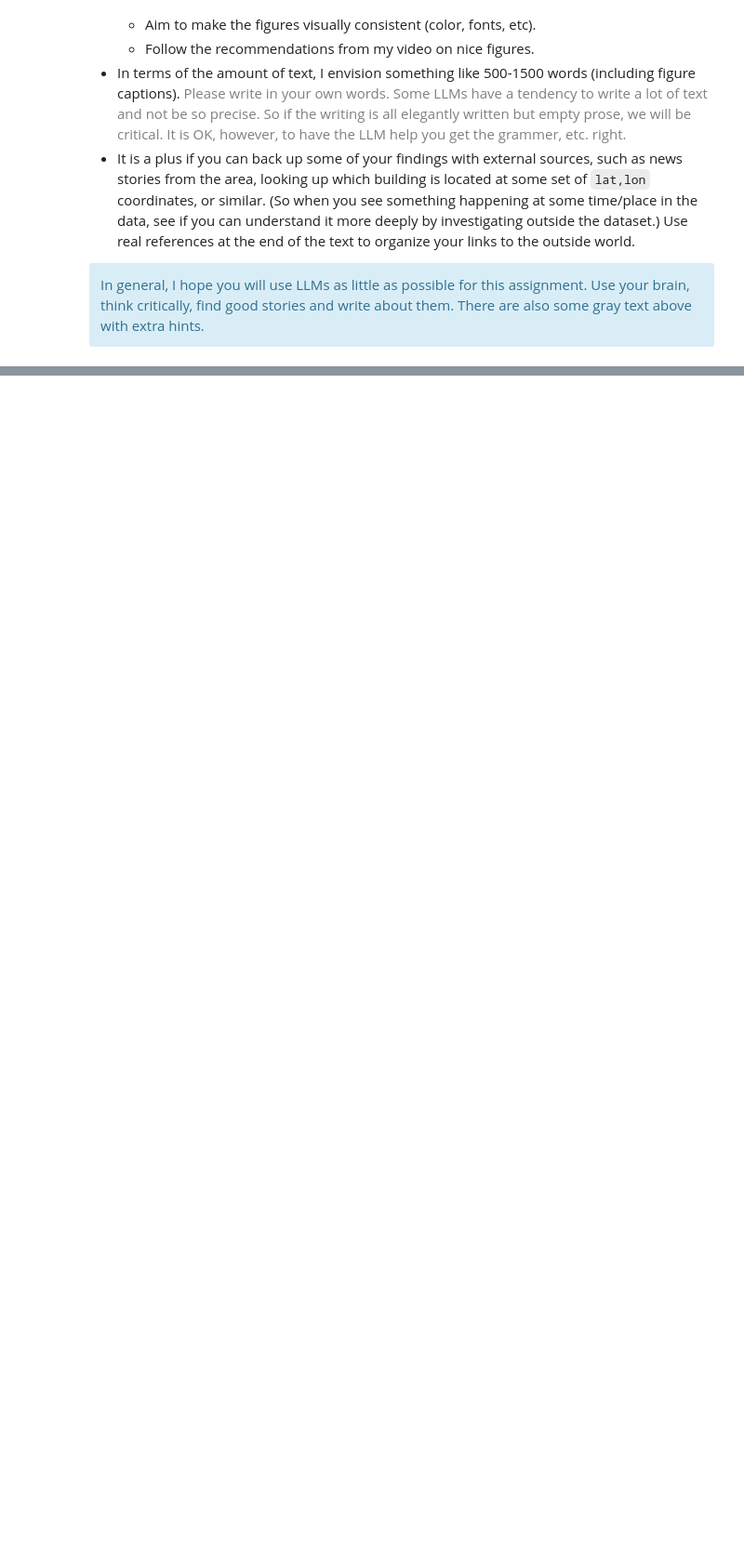
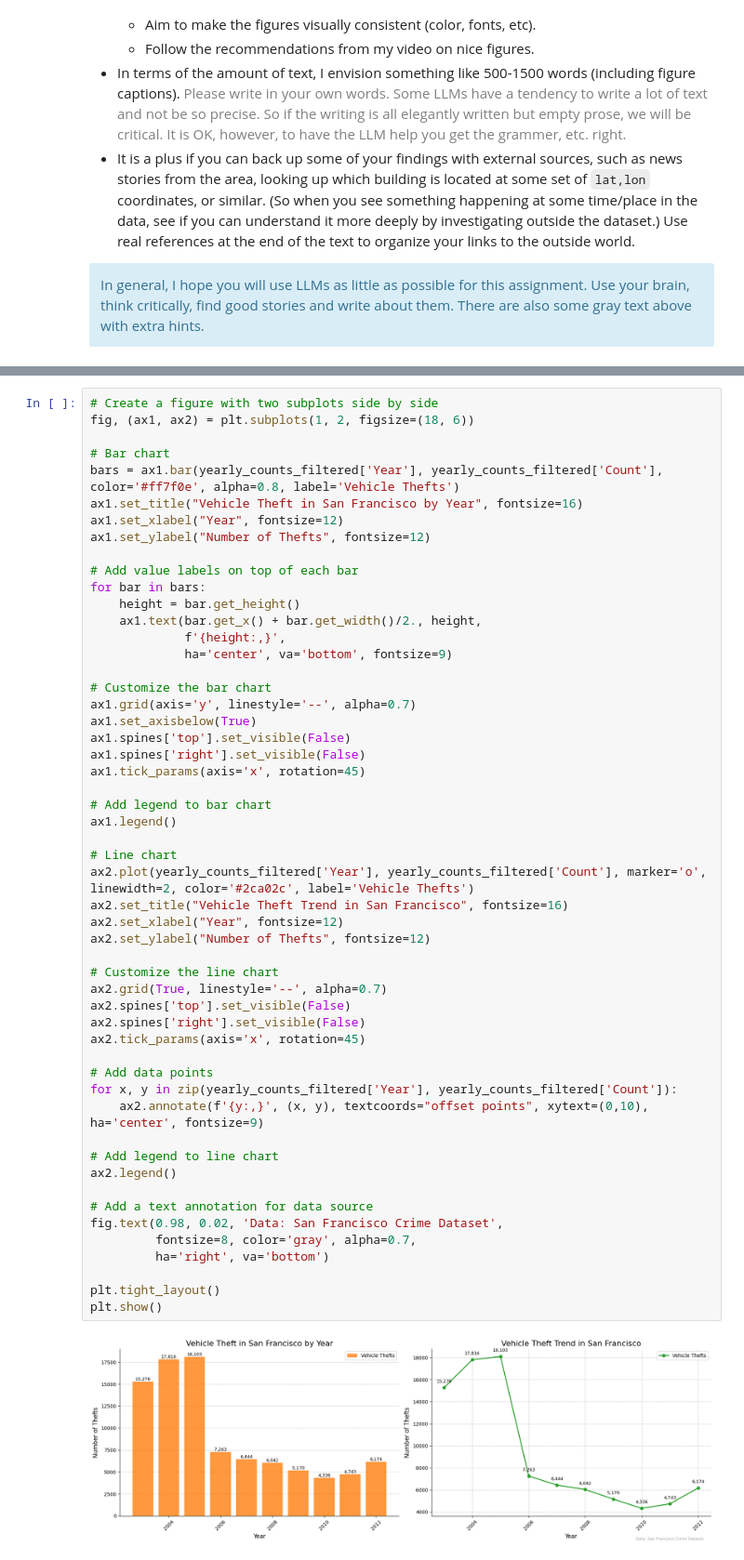
Before and after one commit to LeoItaly/social-data-visualization-2025, a Jupyter notebook: week_8/Week8.ipynb, the cells around one changed output, grey strips where cells are left out. Shown at 93% size. Saved outputs shown, nothing was run; the diff lists cells and outputs as text; blank space fills up the shorter version.

```diff
--- a/week_8/Week8.ipynb
+++ b/week_8/Week8.ipynb
@@ -118,0 +222,55 @@ In general, I hope you will use LLMs as little as possible for this assignment.
+# %%
+# Create a figure with two subplots side by side
+fig, (ax1, ax2) = plt.subplots(1, 2, figsize=(18, 6))
+
+# Bar chart
+bars = ax1.bar(yearly_counts_filtered['Year'], yearly_counts_filtered['Count'], color='#ff7f0e', alpha=0.8, label='Vehicle Thefts')
+ax1.set_title("Vehicle Theft in San Francisco by Year", fontsize=16)
+ax1.set_xlabel("Year", fontsize=12)
+ax1.set_ylabel("Number of Thefts", fontsize=12)
+
+# Add value labels on top of each bar
+for bar in bars:
+    height = bar.get_height()
+    ax1.text(bar.get_x() + bar.get_width()/2., height,
+             f'{height:,}',
+             ha='center', va='bottom', fontsize=9)
+
+# Customize the bar chart
+ax1.grid(axis='y', linestyle='--', alpha=0.7)
+ax1.set_axisbelow(True)
+ax1.spines['top'].set_visible(False)
+ax1.spines['right'].set_visible(False)
+ax1.tick_params(axis='x', rotation=45)
+
+# Add legend to bar chart
+ax1.legend()
+
+# Line chart
+ax2.plot(yearly_counts_filtered['Year'], yearly_counts_filtered['Count'], marker='o', linewidth=2, color='#2ca02c', label='Vehicle Thefts')
+ax2.set_title("Vehicle Theft Trend in San Francisco", fontsize=16)
+ax2.set_xlabel("Year", fontsize=12)
+ax2.set_ylabel("Number of Thefts", fontsize=12)
+
+# Customize the line chart
+ax2.grid(True, linestyle='--', alpha=0.7)
+ax2.spines['top'].set_visible(False)
+ax2.spines['right'].set_visible(False)
+ax2.tick_params(axis='x', rotation=45)
+
+# Add data points
+for x, y in zip(yearly_counts_filtered['Year'], yearly_counts_filtered['Count']):
+    ax2.annotate(f'{y:,}', (x, y), textcoords="offset points", xytext=(0,10), ha='center', fontsize=9)
+
+# Add legend to line chart
+ax2.legend()
+
+# Add a text annotation for data source
+fig.text(0.98, 0.02, 'Data: San Francisco Crime Dataset',
+         fontsize=8, color='gray', alpha=0.7,
+         ha='right', va='bottom')
+
+plt.tight_layout()
+plt.show()
+# %% [output]
+[figure, added]
```
Also changed, not shown: parts of 14 cells of this notebook, 6 other files.
